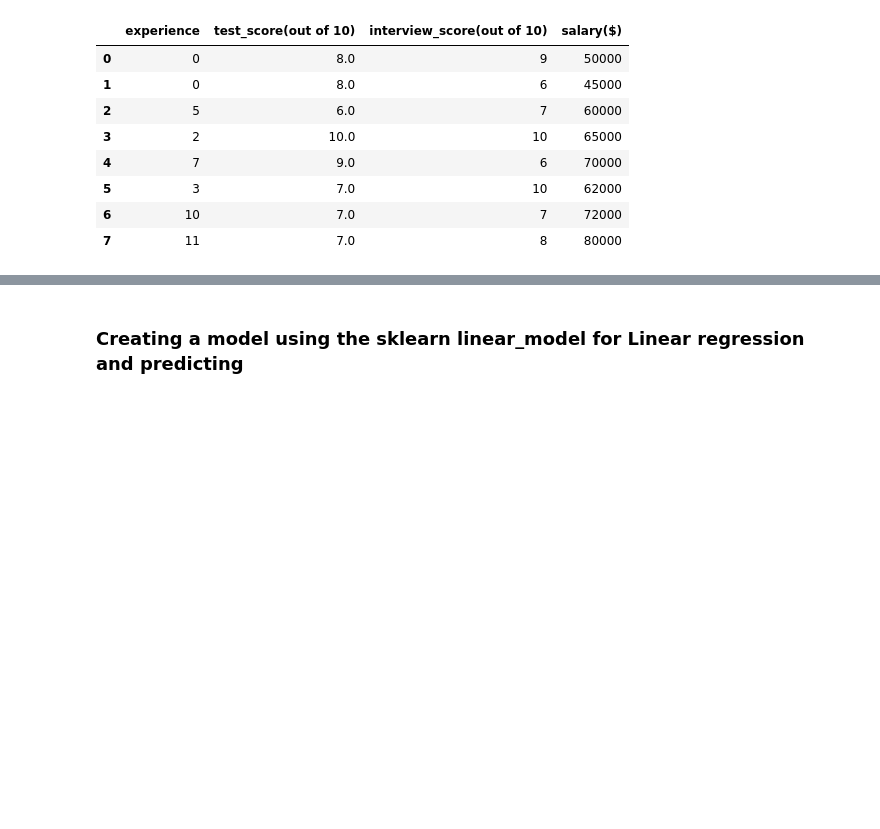
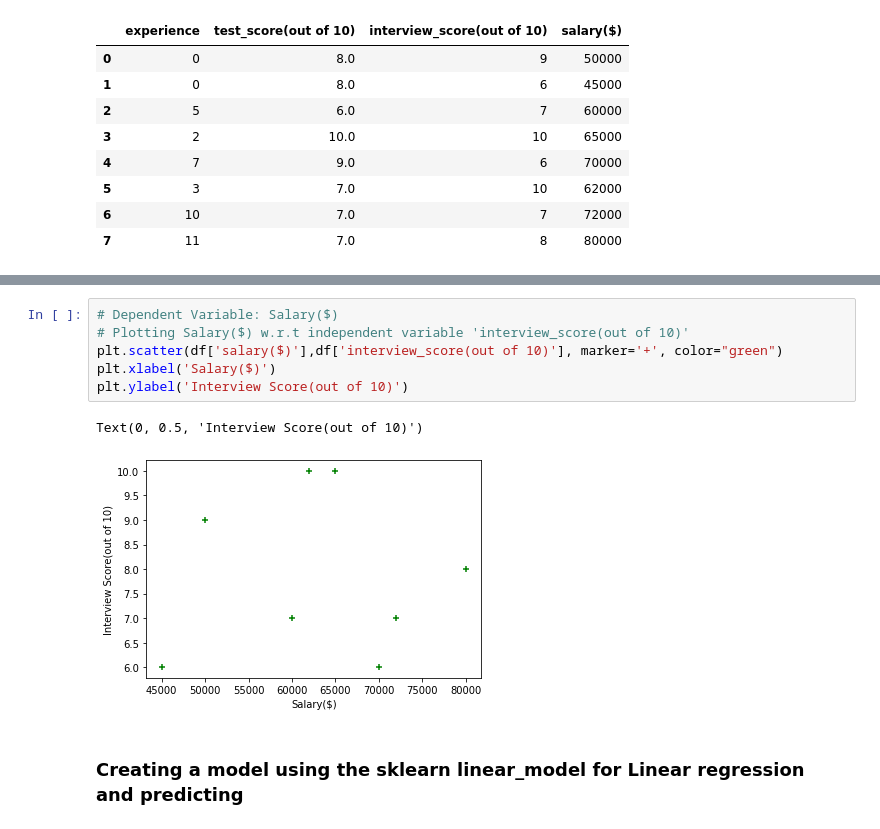
Before and after one commit to chandanky23/Machine-Learning, a Jupyter notebook: Linear regression/multiple variable/linear_regression.ipynb, the cells around one changed output, grey strips where cells are left out. Cells and saved outputs as stored; diff of their text form; blank space fills up the shorter version.

```diff
--- a/Linear regression/multiple variable/linear_regression.ipynb
+++ b/Linear regression/multiple variable/linear_regression.ipynb
@@ -84,3 +108,12 @@ df
+# %%
+# Dependent Variable: Salary($)
+# Plotting Salary($) w.r.t independent variable 'interview_score(out of 10)'
+plt.scatter(df['salary($)'],df['interview_score(out of 10)'], marker='+', color="green")
+plt.xlabel('Salary($)')
+plt.ylabel('Interview Score(out of 10)')
+# %% [output]
+Text(0, 0.5, 'Interview Score(out of 10)')
+[figure, added]
 # %% [markdown]
 ### Creating a model using the sklearn linear_model for Linear regression and predicting
 # %%
```
Also changed, not shown: parts of 4 cells of this notebook.
